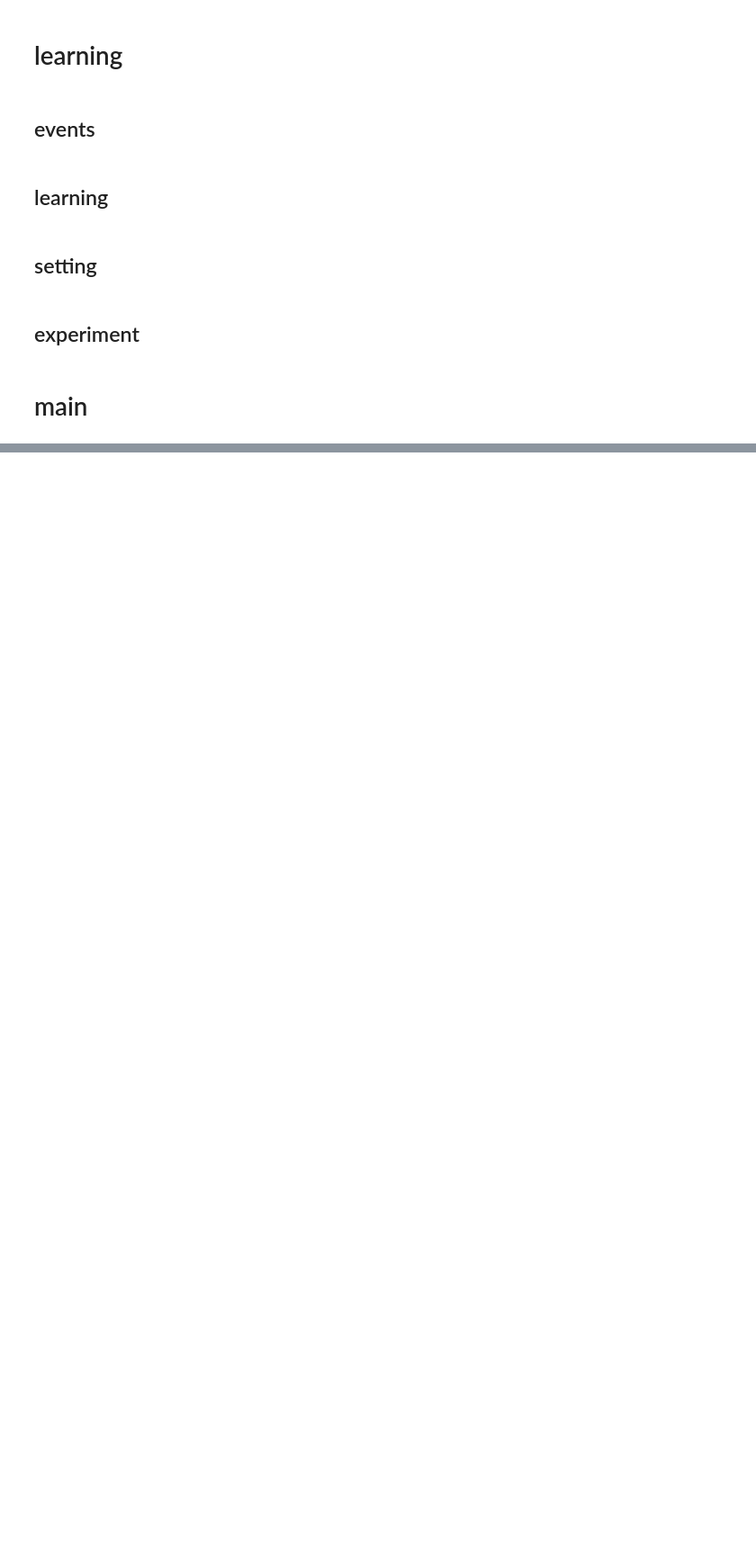
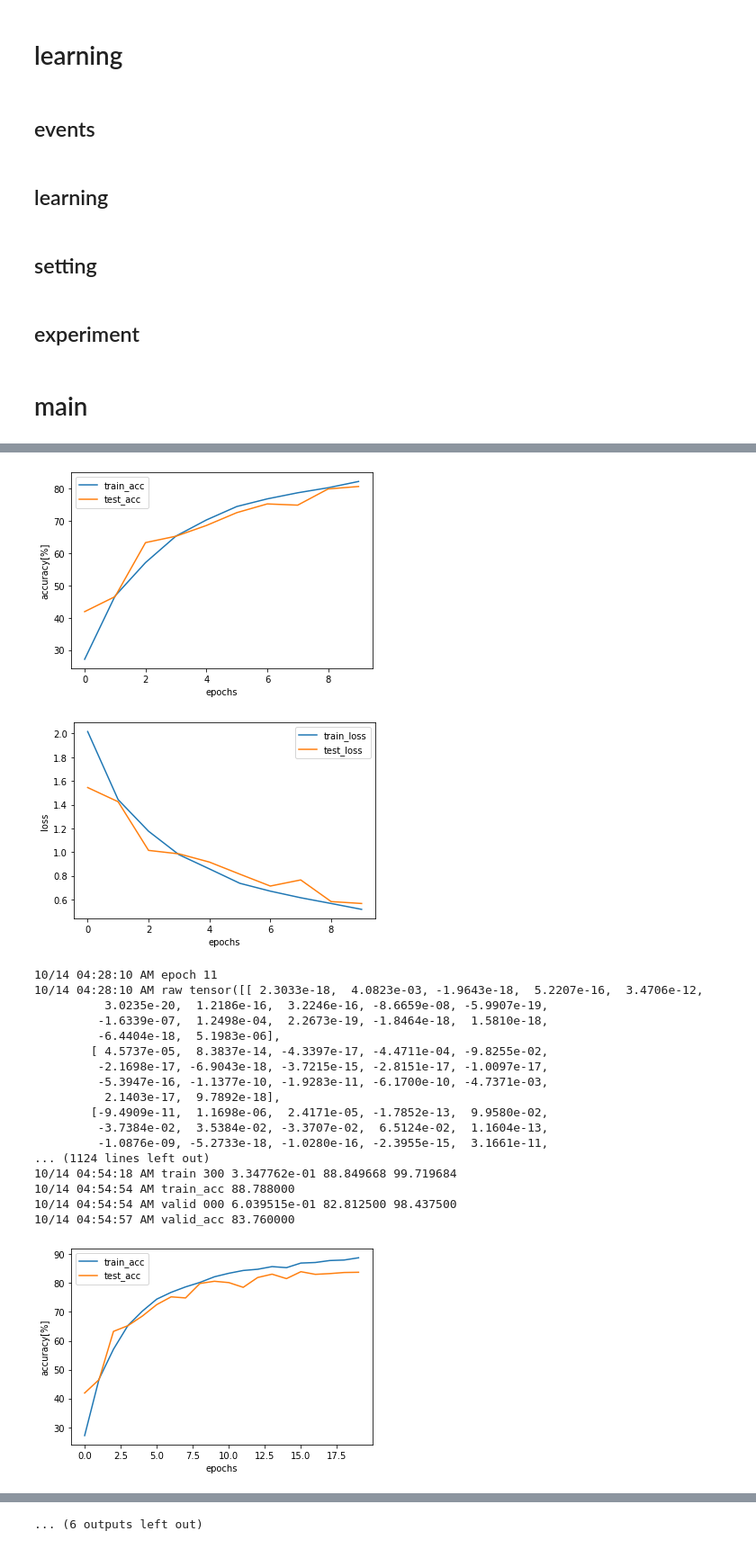
Before and after one commit to tatsuya-sugiyama/notebook, a Jupyter notebook: vgg darts more.ipynb, the cells around one changed output, grey strips where cells are left out. Shown: that part at 90% size. Cells and saved outputs as stored; diff of their text form; code cells hidden in the pictures; blank space fills up the shorter version.

```diff
--- a/vgg darts more.ipynb
+++ b/vgg darts more.ipynb
@@ -985,5 +985,7 @@ def evaluate(args):
 # main
 # %%
 if __name__ == '__main__':
-  main(save="exp_vgg19_search", lr=0.01, lr_alpha=0.003, epochs=50, weight_epoch=10,
-       train_size=25000, valid_size=25000, test_size=5000, save_weight=True)
+  for i in [7]:
+    main(save="exp_vgg19_search%s" % i, lr=0.01, lr_alpha=0.003, epochs=50, weight_epoch=10,
+        train_size=25000, valid_size=25000, test_size=5000, save_weight=False, seed=(i+40))
+# %% [output]
@@ -989,0 +1009,20 @@ if __name__ == '__main__':
+[figure, added]
+[figure, added]
+10/14 04:28:10 AM epoch 11
+10/14 04:28:10 AM raw tensor([[ 2.3033e-18,  4.0823e-03, -1.9643e-18,  5.2207e-16,  3.4706e-12,
+          3.0235e-20,  1.2186e-16,  3.2246e-16, -8.6659e-08, -5.9907e-19,
+         -1.6339e-07,  1.2498e-04,  2.2673e-19, -1.8464e-18,  1.5810e-18,
+         -6.4404e-18,  5.1983e-06],
+        [ 4.5737e-05,  8.3837e-14, -4.3397e-17, -4.4711e-04, -9.8255e-02,
+         -2.1698e-17, -6.9043e-18, -3.7215e-15, -2.8151e-17, -1.0097e-17,
+         -5.3947e-16, -1.1377e-10, -1.9283e-11, -6.1700e-10, -4.7371e-03,
+          2.1403e-17,  9.7892e-18],
+        [-9.4909e-11,  1.1698e-06,  2.4171e-05, -1.7852e-13,  9.9580e-02,
+         -3.7384e-02,  3.5384e-02, -3.3707e-02,  6.5124e-02,  1.1604e-13,
+         -1.0876e-09, -5.2733e-18, -1.0280e-16, -2.3955e-15,  3.1661e-11,
+... (1124 lines left out)
+10/14 04:54:18 AM train 300 3.347762e-01 88.849668 99.719684
+10/14 04:54:54 AM train_acc 88.788000
+10/14 04:54:54 AM valid 000 6.039515e-01 82.812500 98.437500
+10/14 04:54:57 AM valid_acc 83.760000
+[figure, added]
@@ -990,3 +1068,4 @@ if __name__ == '__main__':
+... (6 outputs left out)
 # %%
 if __name__ == '__main__':
   evaluate(save="exp_test", lr=0.1, epochs=300,
```
Also changed, not shown: parts of 4 cells of this notebook, 2 other files.
